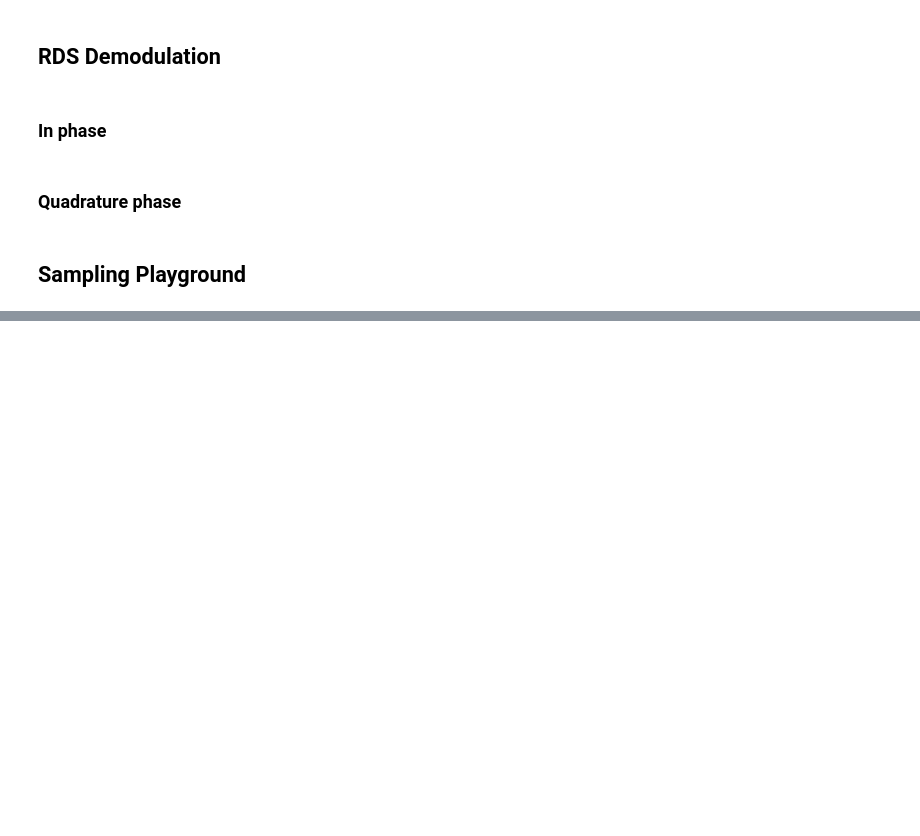
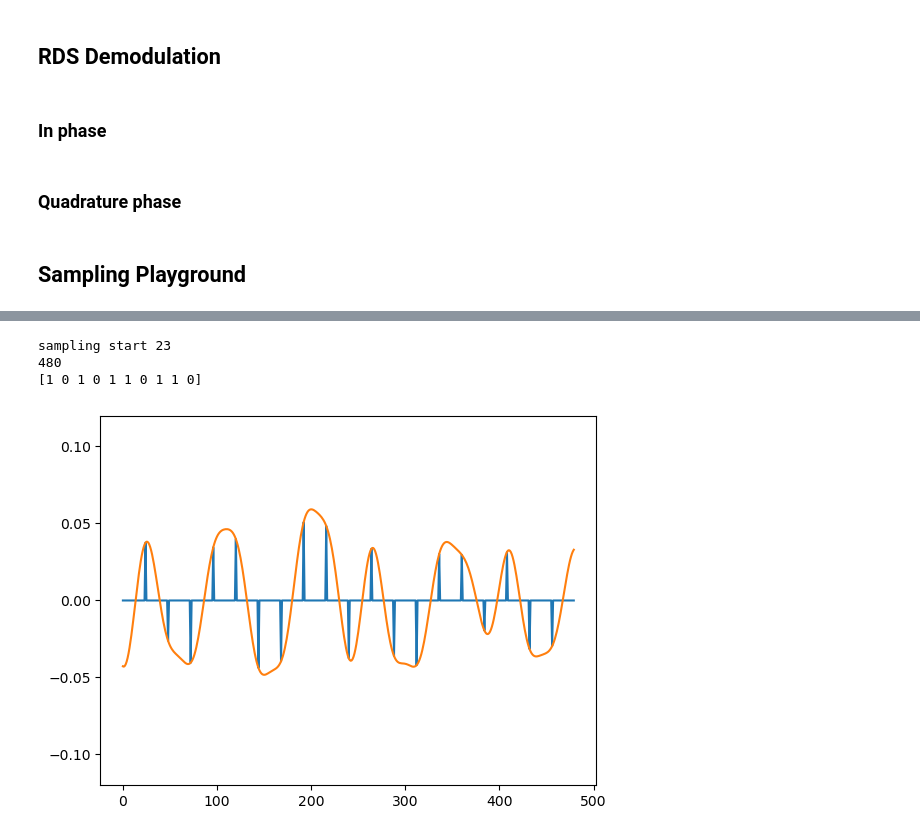
Before and after one commit to Why-Bee/3dy4-project, a Jupyter notebook: model/fmRdsBasic.ipynb, the cells around one changed output, grey strips where cells are left out. Drawn from its saved outputs; the diff is of its cells as text; code cells hidden in the pictures; blank space fills up the shorter version.

```diff
--- a/model/fmRdsBasic.ipynb
+++ b/model/fmRdsBasic.ipynb
@@ -254,31 +259,52 @@ def sampling_start_adjust(block, samples_per_symbol):
         diff = abs(block[i])
         if diff < abs_min:
             abs_min = diff
             abs_min_idx = i
 
     return i % samples_per_symbol
 
 samples_per_symbol = 24
 symbols_per_window = 20
 winsize = (samples_per_symbol*symbols_per_window)
 
-
 new_win = 0
 sample_window_off = 0
 
 sample_window = 1222+samples_per_symbol*symbols_per_window*new_win
 sampling_start = sampling_start_adjust(rds_resampled[sample_window:sample_window+winsize], samples_per_symbol)
 print("sampling start", sampling_start)
 samples = np.ones(symbols_per_window)
 samples_upsampled = upsample(samples, samples_per_symbol)[:-(sampling_start+1)]
 
 samples = np.concatenate((np.zeros(sampling_start+1), samples_upsampled))
 
 rrc_sample_window = rds_rrcfiltered[sample_window_start:sample_window_start+winsize]
 
 samples_rrc = samples * rrc_sample_window
 
+bool_array = np.empty(int(symbols_per_window/2), dtype=int)
+index = 0
+errors = 0
+
+print(winsize)
+
+for i in range(sampling_start, winsize, 2*samples_per_symbol):
+    if rrc_sample_window[i] > 0 and rrc_sample_window[i+samples_per_symbol] < 0:
+        bool_array[index] = 1
+    elif rrc_sample_window[i] < 0 and rrc_sample_window[i+samples_per_symbol] > 0:
+        bool_array[index] = 0
+    else:
+        bool_array[index] = -1
+    index = index + 1
+
+print(bool_array)
 
 plt.plot(samples_rrc)
 plt.plot(rrc_sample_window)
+plt.ylim(-0.12, 0.12)
 plt.show()
+# %% [output]
+sampling start 23
+480
+[1 0 1 0 1 1 0 1 1 0]
+[figure, added]
```
Also changed, not shown: parts of 2 cells of this notebook.
